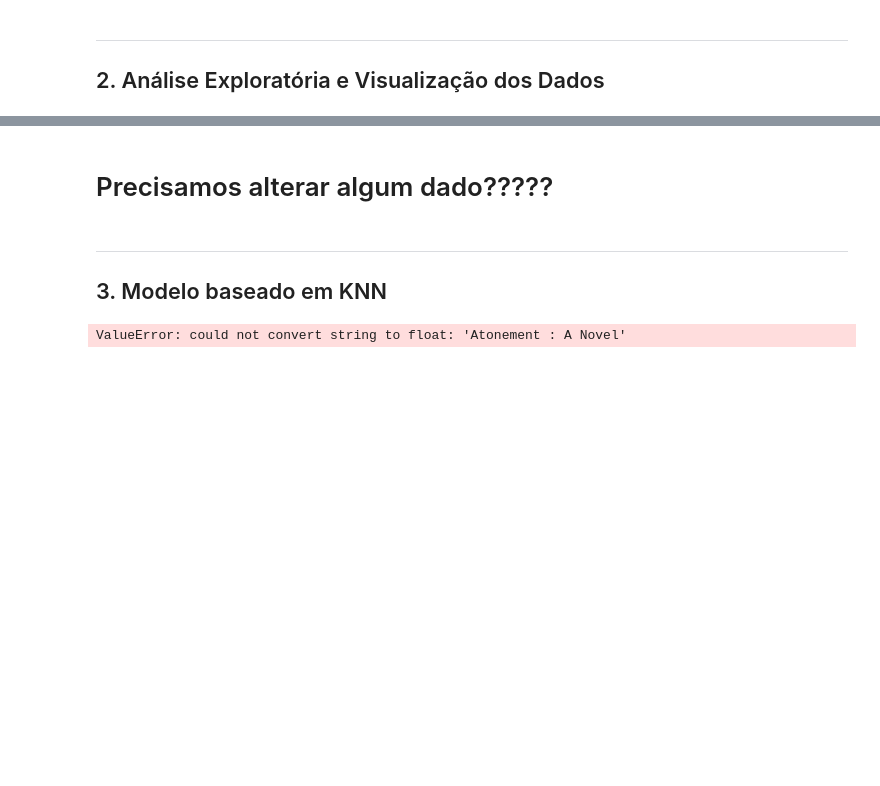
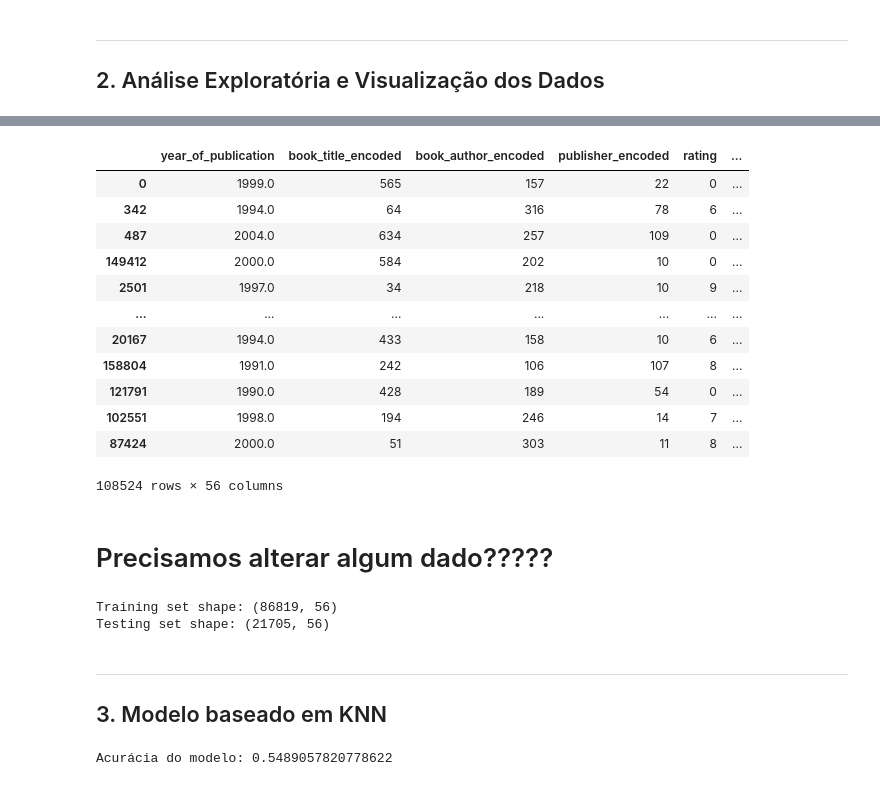
Before and after one commit to joaopcvieira/CMC-13, a Jupyter notebook: main.ipynb, the cells around one changed output, grey strips where cells are left out. Cells and saved outputs as stored; diff of their text form; code cells hidden in the pictures; blank space fills up the shorter version.

Commit message:
modelo-knn-v1

```diff
--- a/main.ipynb
+++ b/main.ipynb
@@ -245,5 +230,52 @@ plt.show()
+# %%
+# Recodificando as colunas "book_title", "book_author", "publisher" e "category"
+label_encoder_title = LabelEncoder()
+label_encoder_author = LabelEncoder()
+label_encoder_publisher = LabelEncoder()
+label_encoder_category = LabelEncoder()
+
+
+dataset['book_title_encoded'] = label_encoder_title.fit_transform(dataset['book_title'])
+dataset['book_author_encoded'] = label_encoder_author.fit_transform(dataset['book_author'])
+dataset['publisher_encoded'] = label_encoder_publisher.fit_transform(dataset['publisher'])
+# dataset['category_encoded'] = label_encoder_category.fit_transform(dataset['Category'])
+dataset_encoded = dataset[['year_of_publication','book_title_encoded','book_author_encoded','publisher_encoded','Category','rating']]
+# %%
+# One-hot dummy encode para coluna
+dataset_encoded = pd.get_dummies(dataset_encoded, drop_first=True)
+dataset_encoded
+# %% [output]
+|  | year_of_publication | book_title_encoded | book_author_encoded | publisher_encoded | rating | ... |
+| 0 | 1999.0 | 565 | 157 | 22 | 0 | ... |
+| 342 | 1994.0 | 64 | 316 | 78 | 6 | ... |
+| 487 | 2004.0 | 634 | 257 | 109 | 0 | ... |
+| 149412 | 2000.0 | 584 | 202 | 10 | 0 | ... |
+| 2501 | 1997.0 | 34 | 218 | 10 | 9 | ... |
+| ... | ... | ... | ... | ... | ... | ... |
+| 20167 | 1994.0 | 433 | 158 | 10 | 6 | ... |
+| 158804 | 1991.0 | 242 | 106 | 107 | 8 | ... |
+| 121791 | 1990.0 | 428 | 189 | 54 | 0 | ... |
+| 102551 | 1998.0 | 194 | 246 | 14 | 7 | ... |
+| 87424 | 2000.0 | 51 | 303 | 11 | 8 | ... |
+108524 rows × 56 columns
 # %% [markdown]
 # Precisamos alterar algum dado?????
+# %%
+from sklearn.model_selection import train_test_split
+
+# Split the dataset into training (80%) and testing (20%) sets
+train_set, test_set = train_test_split(dataset_encoded, test_size=0.2, random_state=42)
+
+# Print the shapes of the training and testing sets
+print("Training set shape:", train_set.shape)
+print("Testing set shape:", test_set.shape)
+
+# Save the training and testing sets to CSV files
+train_set.to_csv("dados_treinamento.csv", index=False)
+test_set.to_csv("dados_teste.csv", index=False)
+# %% [output]
+Training set shape: (86819, 56)
+Testing set shape: (21705, 56)
 # %% [markdown]
 ---
 ## 3. Modelo baseado em KNN
@@ -250,27 +292,15 @@ plt.show()
 # %%
-from sklearn.neighbors import KNeighborsClassifier
-
-# One-hot encode the categorical variables
-dataset_encoded = pd.get_dummies(dataset, drop_first=True)
-
-# Separate the features (X) and the target variable (y)
-X_train = train_set.drop(columns=["rating"])
-y_train = train_set["rating"]
-
-X_test = test_set.drop(columns=["rating"])
-y_test = test_set["rating"]
-
 # Create the KNN classifier
 knn = KNeighborsClassifier(n_neighbors=5)
 
 # Train the model
-knn.fit(X_train, y_train)
+modelo = knn.fit(X_train, y_train)
 
 # Make predictions on the test set
-y_pred = knn.predict(X_test)
+y_pred = modelo.predict(X_test)
 
-# Evaluate the accuracy of the model
-accuracy = accuracy_score(y_test, y_pred)
-print("Accuracy:", accuracy)
+# Model acuracy
+accuracy = metrics.accuracy_score(y_test, y_pred)
+print("Acurácia do modelo:", accuracy)
 # %% [output]
-ValueError: could not convert string to float: 'Atonement : A Novel'
+Acurácia do modelo: 0.5489057820778622
```
Also changed, not shown: parts of 8 cells of this notebook, 2 other files.
